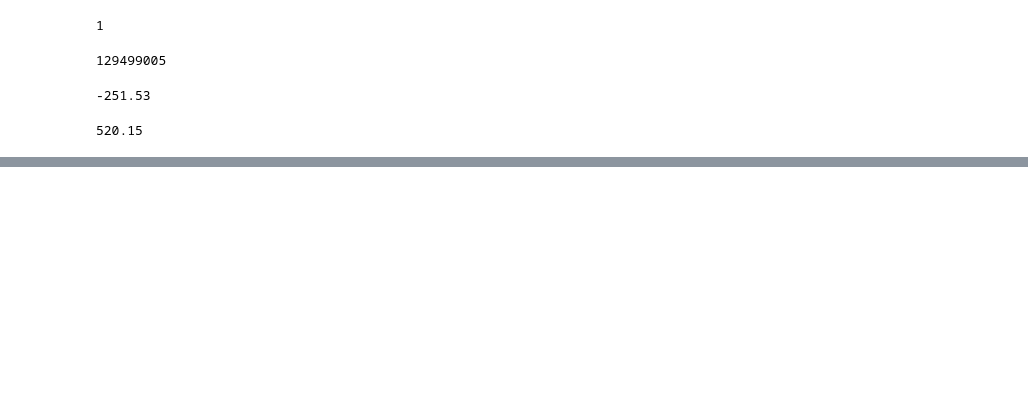
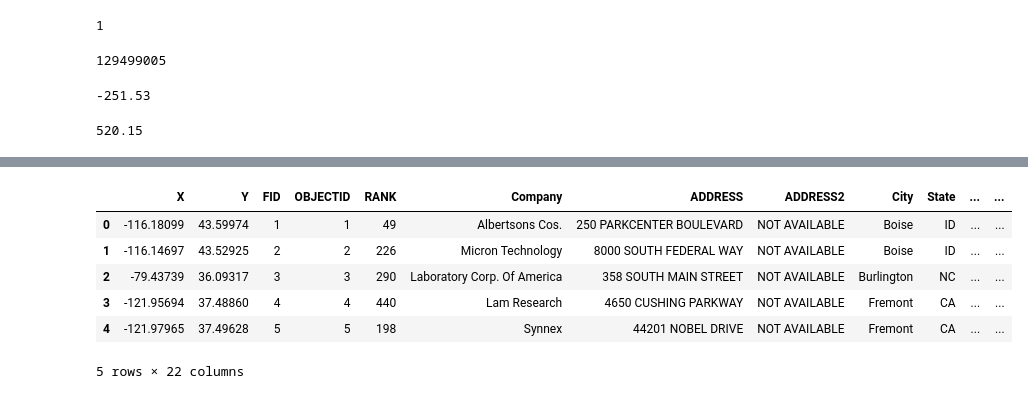
Before and after one commit to yujinie-choi/data_project_one, a Jupyter notebook: salary2.ipynb, the cells around one changed output, grey strips where cells are left out. Cells and saved outputs as stored; diff of their text form; code cells hidden in the pictures; blank space fills up the shorter version.

```diff
--- a/salary2.ipynb
+++ b/salary2.ipynb
@@ -178,0 +177,14 @@ plt.show()
+# %%
+# Import location data for companies
+
+corp_hq = "corp_head_b.csv"
+headq_df = pd.read_csv(corp_hq, encoding="utf-8")
+headq_df.head()
+# %% [output]
+|  | X | Y | FID | OBJECTID | RANK | Company | ADDRESS | ADDRESS2 | City | State | ... | ... |
+| 0 | -116.18099 | 43.59974 | 1 | 1 | 49 | Albertsons Cos. | 250 PARKCENTER BOULEVARD | NOT AVAILABLE | Boise | ID | ... | ... |
+| 1 | -116.14697 | 43.52925 | 2 | 2 | 226 | Micron Technology | 8000 SOUTH FEDERAL WAY | NOT AVAILABLE | Boise | ID | ... | ... |
+| 2 | -79.43739 | 36.09317 | 3 | 3 | 290 | Laboratory Corp. Of America | 358 SOUTH MAIN STREET | NOT AVAILABLE | Burlington | NC | ... | ... |
+| 3 | -121.95694 | 37.48860 | 4 | 4 | 440 | Lam Research | 4650 CUSHING PARKWAY | NOT AVAILABLE | Fremont | CA | ... | ... |
+| 4 | -121.97965 | 37.49628 | 5 | 5 | 198 | Synnex | 44201 NOBEL DRIVE | NOT AVAILABLE | Fremont | CA | ... | ... |
+5 rows × 22 columns
```
Also changed, not shown: parts of 8 cells of this notebook, 3 other files.
